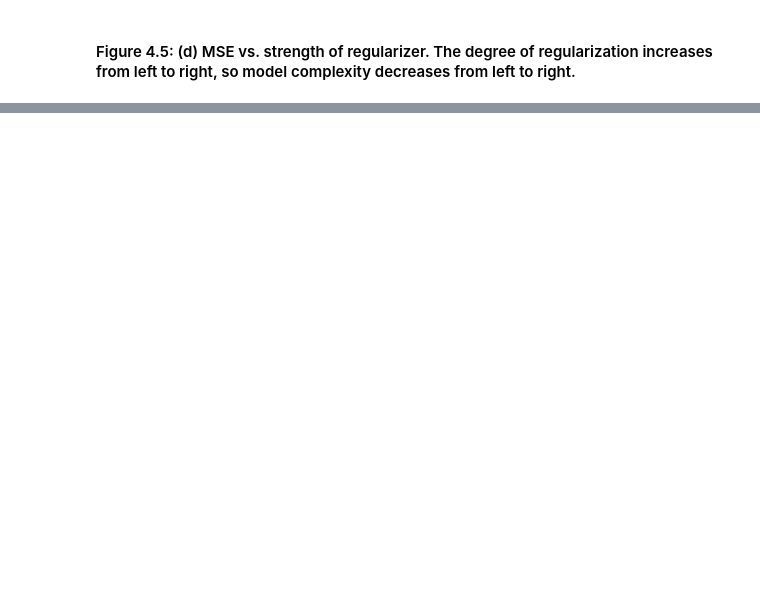
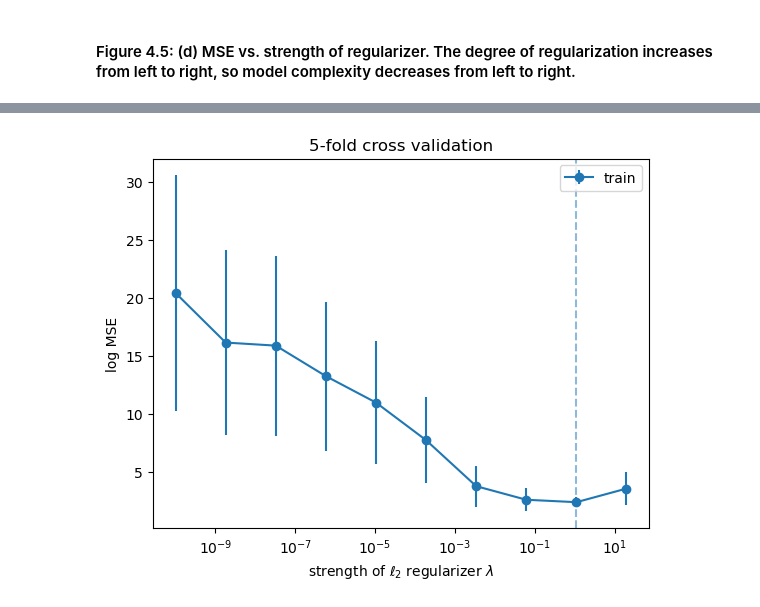
Before and after one commit to chofchof/probml, a Jupyter notebook: notebooks/book1/04/linreg_poly_ridge.ipynb, the cells around one changed output, grey strips where cells are left out. Cells and saved outputs as stored; diff of their text form; code cells hidden in the pictures; blank space fills up the shorter version.

```diff
--- a/notebooks/book1/04/linreg_poly_ridge.ipynb
+++ b/notebooks/book1/04/linreg_poly_ridge.ipynb
@@ -118,0 +120,17 @@ ax.legend(loc='upper left', shadow=True);
+# %%
+cv_err = np.log(cv_score.mean(axis=-1))
+cv_se = np.log(cv_score.std(axis=-1) / np.sqrt(cv_score.shape[-1]))
+
+_, ax = plt.subplots()
+ax.errorbar(
+    alpha_list, cv_err, yerr=cv_se / 2,
+    fmt='-o', color='tab:blue', label='train'
+)
+ax.axvline(alpha_list[np.argmin(cv_err)], ls='--', color='tab:blue', alpha=0.5)
+ax.set_xscale('log')
+ax.set_xlabel('strength of $\ell_2$ regularizer $\lambda$')
+ax.set_ylabel('log MSE')
+ax.set_title('5-fold cross validation')
+ax.legend(loc='upper right');
+# %% [output]
+[figure, added]
```
Also changed, not shown: parts of 7 cells of this notebook, 3 other files.
